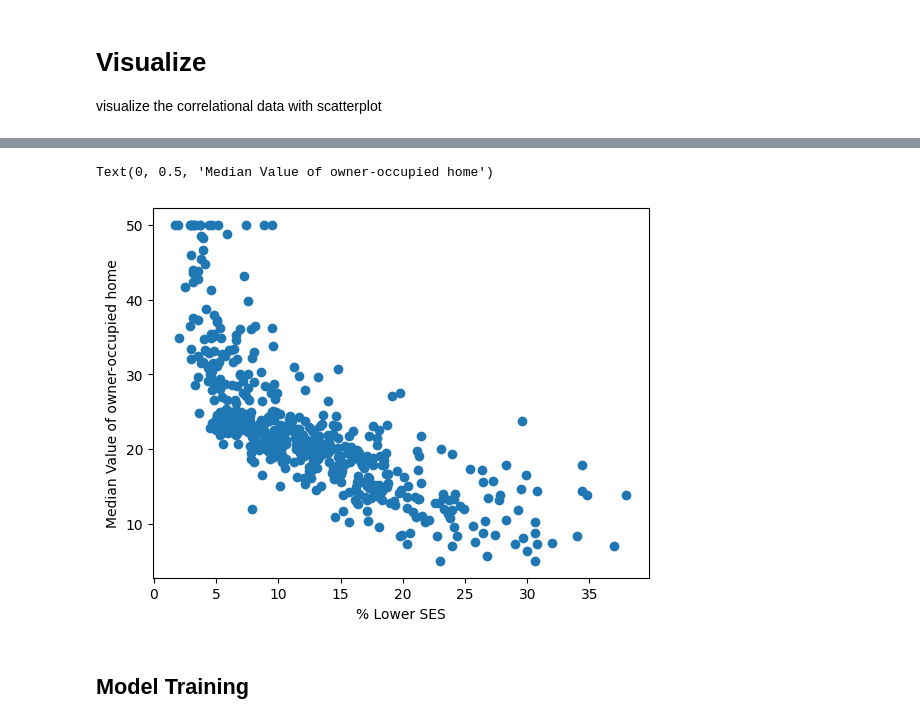
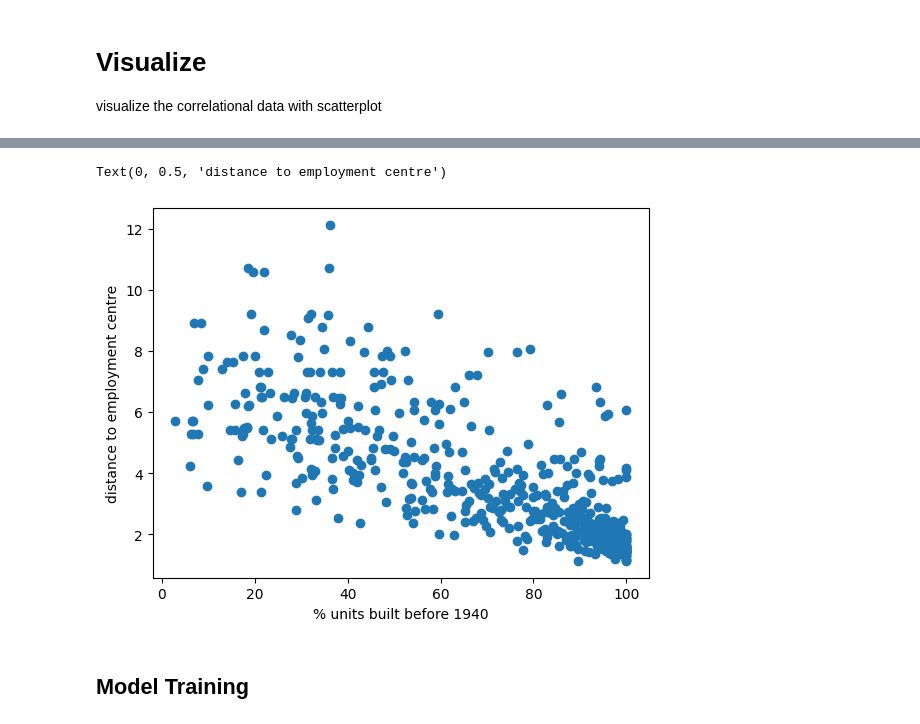
Before and after one commit to NUS-ISS-LC/assignment-4-linear-and-logistic-regression-PB-Tan, a Jupyter notebook: Linear_Reg_workshop1.ipynb, the cells around one changed output, grey strips where cells are left out. Cells and saved outputs as stored; diff of their text form; code cells hidden in the pictures.

```diff
--- a/Linear_Reg_workshop1.ipynb
+++ b/Linear_Reg_workshop1.ipynb
@@ -36,9 +36,8 @@ Variables in order:
 # Construct a dataframe for our data and target for a better illustration
 # set the columns names according to the result above
 
-cols = ['CRIM','ZN','INDUS','CHAS','NOX','RM','AGE','DIS','RAD','TAX','PTRATIO','B','LSTAT','MEDV']
 df = pd.read_csv('boston.csv')
-df = df[cols]
+df = df.iloc[:, 1:] #discard the first column
 print(df.head())
 print(df.shape)
 # %% [output]
@@ -63,12 +89,12 @@ visualize the correlational data with scatterplot
 # %%
 import matplotlib.pyplot as plt
 %matplotlib inline
-plt.scatter(df.LSTAT, df.MEDV)
-plt.xlabel('% Lower SES')
-plt.ylabel('Median Value of owner-occupied home')
+plt.scatter(df.AGE, df.DIS)
+plt.xlabel('% units built before 1940')
+plt.ylabel('distance to employment centre')
 # %% [output]
-Text(0, 0.5, 'Median Value of owner-occupied home')
+Text(0, 0.5, 'distance to employment centre')
-[figure, old version]
+[figure, new version]
 # %% [markdown]
 ## Model Training
 # %%
```
Also changed, not shown: parts of 7 cells of this notebook, 1 other file.
